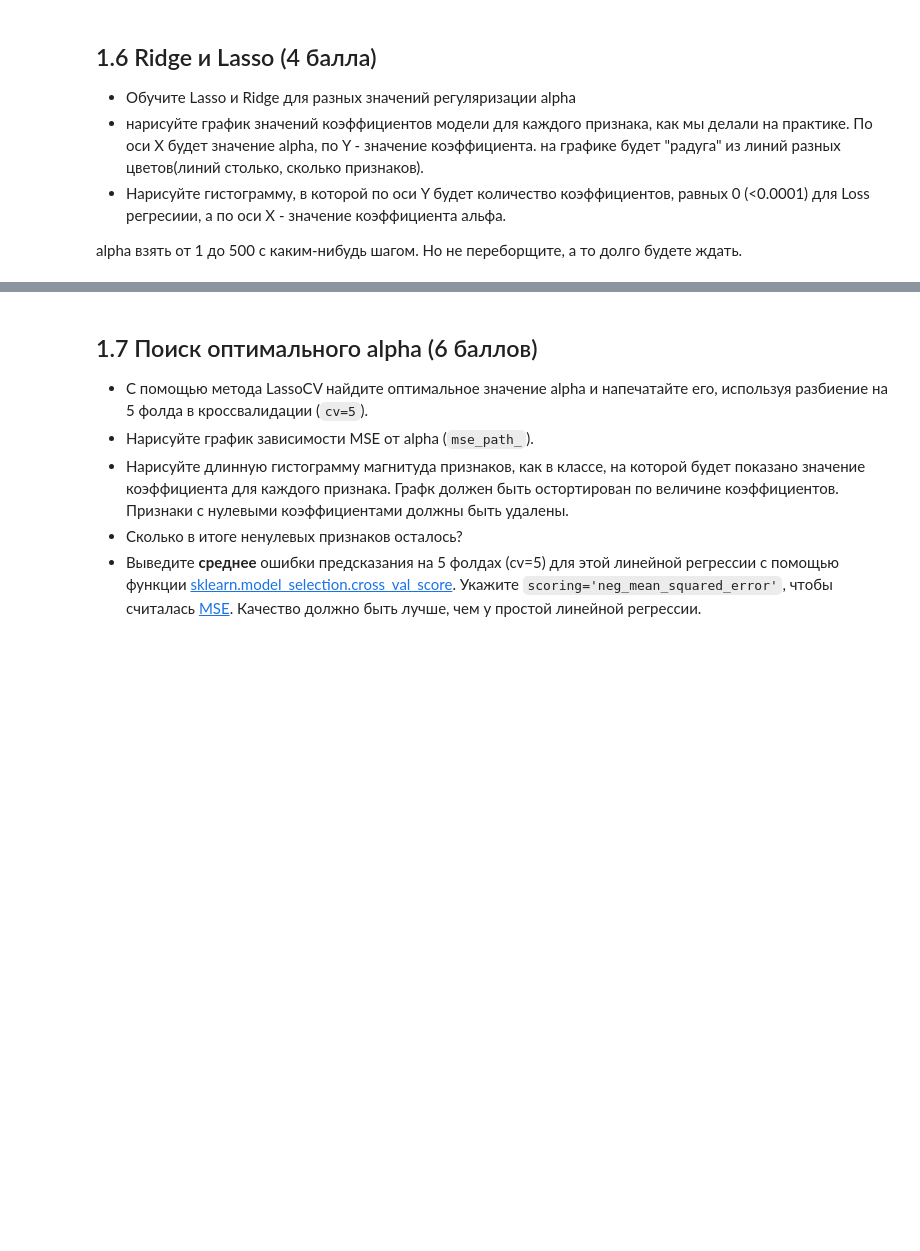
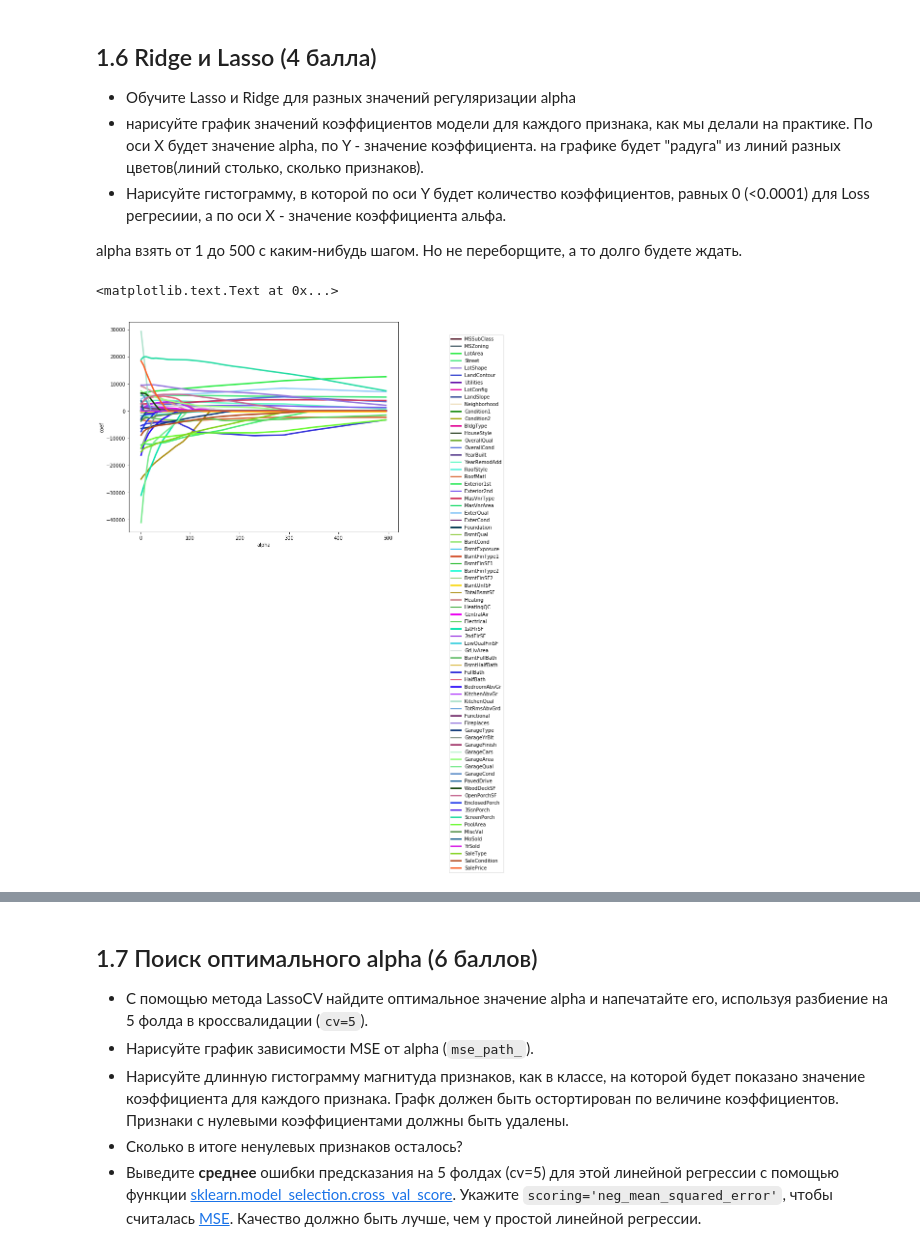
Before and after one commit to Colbys/ml-homework, a Jupyter notebook: homework-05.ipynb, the cells around one changed output, grey strips where cells are left out. Drawn from its saved outputs; the diff is of its cells as text; code cells hidden in the pictures; blank space fills up the shorter version.

```diff
--- a/homework-05.ipynb
+++ b/homework-05.ipynb
@@ -200,0 +212,3 @@ TypeError: 'Series' objects are mutable, thus they cannot be hashed
+# %%
+df2_dummies = pd.get_dummies(df2)
+df2_dummies.columns
@@ -201,3 +224,6 @@ TypeError: 'Series' objects are mutable, thus they cannot be hashed
+# %%
+X = df2_dummies.drop('SalePrice', axis=1)
+y = df2['SalePrice']
 # %% [markdown]
 ## 1.5 Переобучение (3 балла)
 
@@ -205,3 +231,10 @@ TypeError: 'Series' objects are mutable, thus they cannot be hashed
 
 - Выведите все коэффициенты для каждого признака, отсортировав по возрастанию по модулю значения коэффициента. Используйте print и for, иначе jupyter схлопнет вывод numpy массива. Можете округлить коэффициенты до 2 знаков после запятой.
 - Выведите **среднее** ошибки предсказания на 5 фолдах (cv=5) для этой линейной регрессии с помощью функции [sklearn.model_selection.cross_val_score](http://scikit-learn.org/stable/modules/generated/sklearn.model_selection.cross_val_score.html). Укажите `scoring='neg_mean_squared_error'`, чтобы считалась [MSE](http://scikit-learn.org/stable/modules/model_evaluation.html#mean-squared-error)
+# %%
+from sklearn.linear_model import LinearRegression
+
+lr = LinearRegression()
+lr.fit(X, y)
+for coef, col in sorted(zip(lr.coef_, df2_dummies.columns), key=lambda x: np.abs(x[0])):
+    print("{:.2f} \t {}".format(coef, col))
@@ -215,3 +273,26 @@ TypeError: 'Series' objects are mutable, thus they cannot be hashed
 - Нарисуйте гистограмму, в которой по оси Y будет количество коэффициентов, равных 0 (<0.0001) для Loss регресиии, а по оси X - значение коэффициента альфа.
 
 alpha взять от 1 до 500 с каким-нибудь шагом. Но не переборщите, а то долго будете ждать.
+# %%
+from sklearn.linear_model import Lasso, Ridge
+
+alphas = np.arange(1, 500, 5)
+coefs_lasso = np.zeros((alphas.shape[0], X.shape[1]))
+
+i = 0
+for alpha in alphas:
+    lasso = Lasso(alpha = alpha, random_state=42)
+    lasso.fit(X, y)
+    coefs_lasso[i, :] = lasso.coef_
+
+    i += 1
+# %%
+plt.figure(figsize=(10, 8))
+for coef, feature in zip(coefs_lasso.T, df2.columns):
+    plt.plot(alphas, coef, label=feature, color=np.random.rand(3), linewidth=3)
+plt.legend(loc="upper right", bbox_to_anchor=(1.4, 0.95))
+plt.xlabel("alpha")
+plt.ylabel("coef")
+# %% [output]
+<matplotlib.text.Text at 0x...>
+[figure, added]
```
Also changed, not shown: parts of 14 cells of this notebook.
